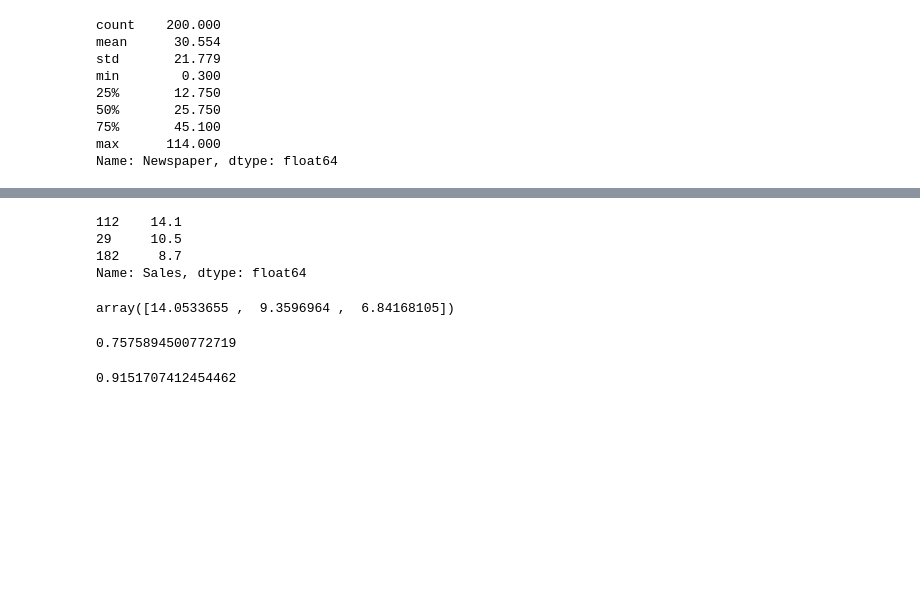
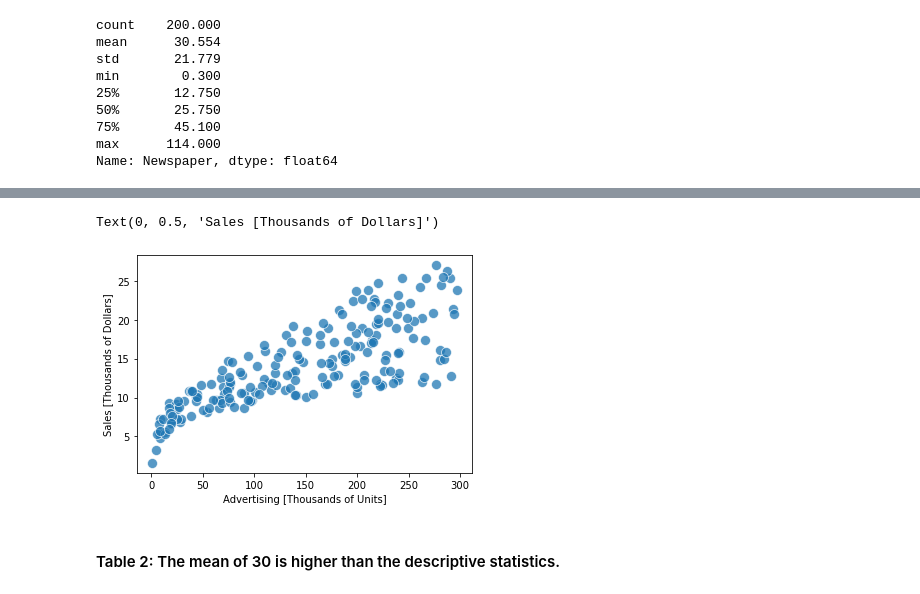
Before and after one commit to Barb10024/Python-Projects, a Jupyter notebook: python_exploratory_data_analysis/Advertising-EDA.ipynb, the cells around one changed output, grey strips where cells are left out. Drawn from its saved outputs; the diff is of its cells as text; code cells hidden in the pictures; blank space fills up the shorter version.

```diff
--- a/python_exploratory_data_analysis/Advertising-EDA.ipynb
+++ b/python_exploratory_data_analysis/Advertising-EDA.ipynb
@@ -229,7 +133,0 @@ X_test.iloc[0:3]
-# %%
-y_test.iloc[0:3]
-# %% [output]
-112    14.1
-29     10.5
-182     8.7
-Name: Sales, dtype: float64
@@ -238,12 +134,10 @@ y_pred = model.predict(X_test)
-# %%
-y_pred[0:3]
-# %% [output]
-array([14.0533655 ,  9.3596964 ,  6.84168105])
-# %%
-model.score(X_test,y_test)
-# %% [output]
-0.7575894500772719
-# %%
-model.score(X_train,y_train)
-# %% [output]
-0.9151707412454462
+# %%
+plt.figure(figsize=(6, 4))
+sns.scatterplot(x="TV", y="Sales", data=data, s = 100, alpha=0.75)
+plt.xlabel('Advertising [Thousands of Units]')
+plt.ylabel('Sales [Thousands of Dollars]')
+# %% [output]
+Text(0, 0.5, 'Sales [Thousands of Dollars]')
+[figure, added]
+# %% [markdown]
+#### Table 2: The mean of 30 is higher than the descriptive statistics.
```
Also changed, not shown: parts of 65 cells of this notebook.
